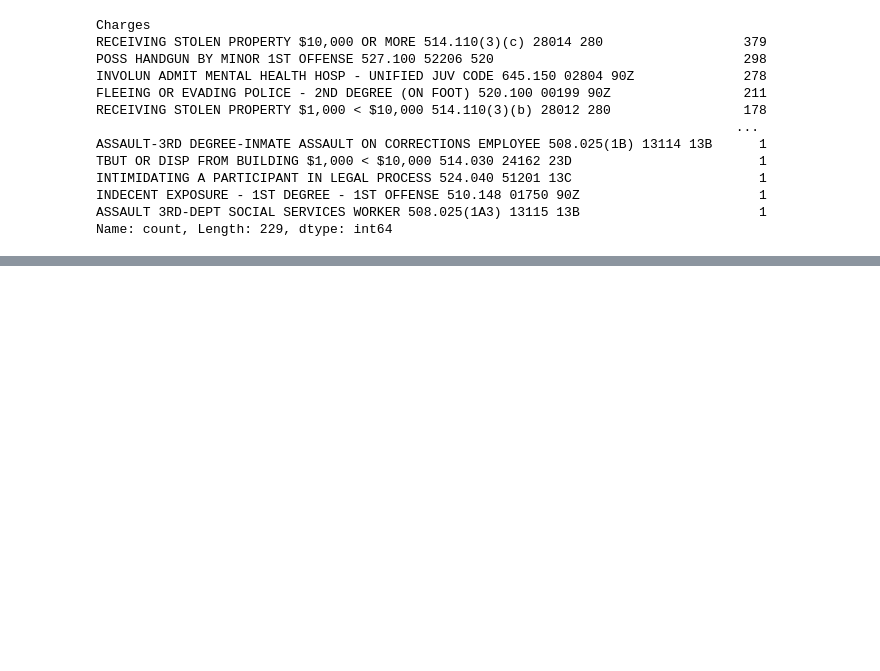
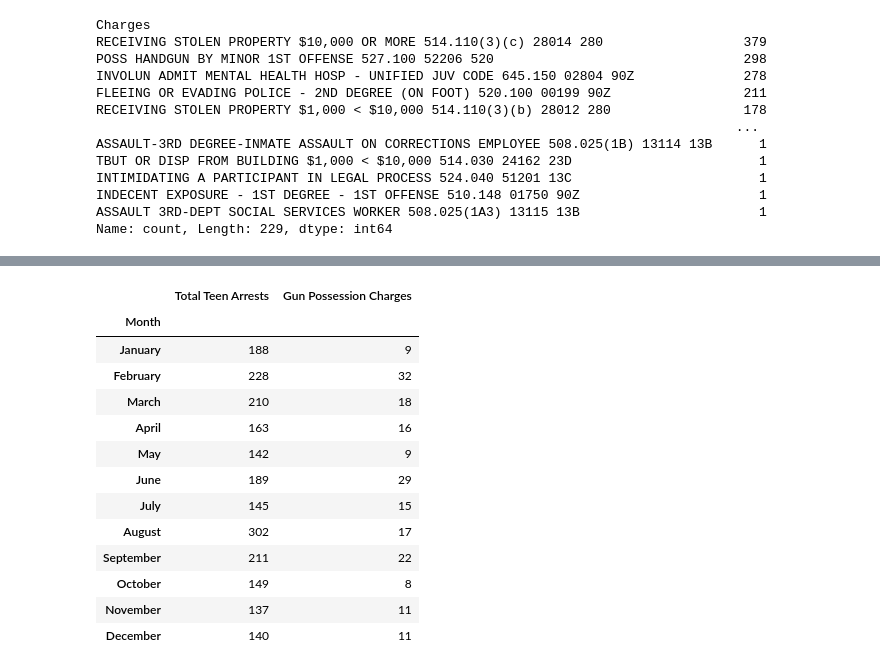
Before and after one commit to marresaburke/tracking_Louisville_crime, a Jupyter notebook: teens_arrested.ipynb, the cells around one changed output, grey strips where cells are left out. Drawn from its saved outputs; the diff is of its cells as text; code cells hidden in the pictures; blank space fills up the shorter version.

```diff
--- a/teens_arrested.ipynb
+++ b/teens_arrested.ipynb
@@ -278,0 +316,3 @@ gun_poss
+# %%
+total_crime_final = pd.DataFrame({'Total Teen Arrests': crimes_per_month})
+total_crime_final
@@ -278,0 +334,18 @@ gun_poss
+# %%
+final = pd.merge(total_crime_final, gun_final, on='Month')
+final
+# %% [output]
+|  | Total Teen Arrests | Gun Possession Charges |
+| Month |  |  |
+| January | 188 | 9 |
+| February | 228 | 32 |
+| March | 210 | 18 |
+| April | 163 | 16 |
+| May | 142 | 9 |
+| June | 189 | 29 |
+| July | 145 | 15 |
+| August | 302 | 17 |
+| September | 211 | 22 |
+| October | 149 | 8 |
+| November | 137 | 11 |
+| December | 140 | 11 |
```
Also changed, not shown: parts of 9 cells of this notebook, 2 other files.
